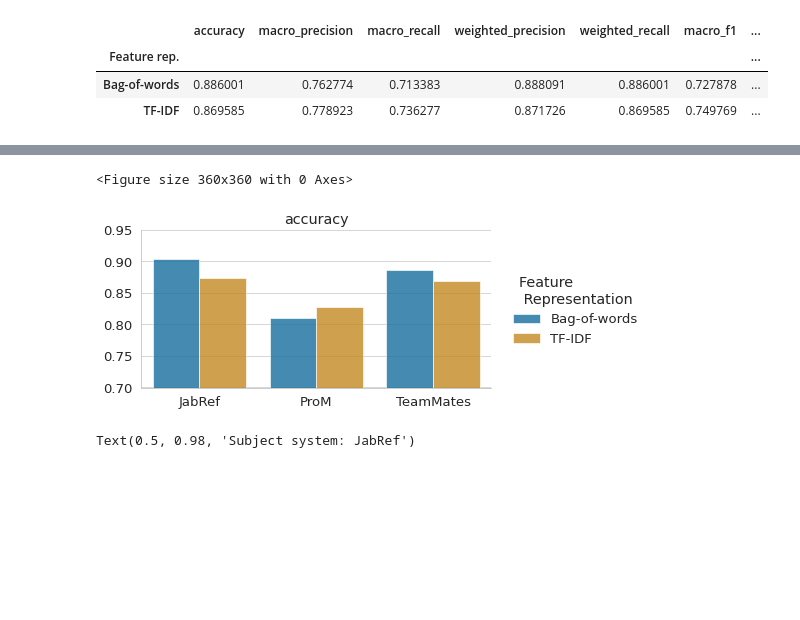
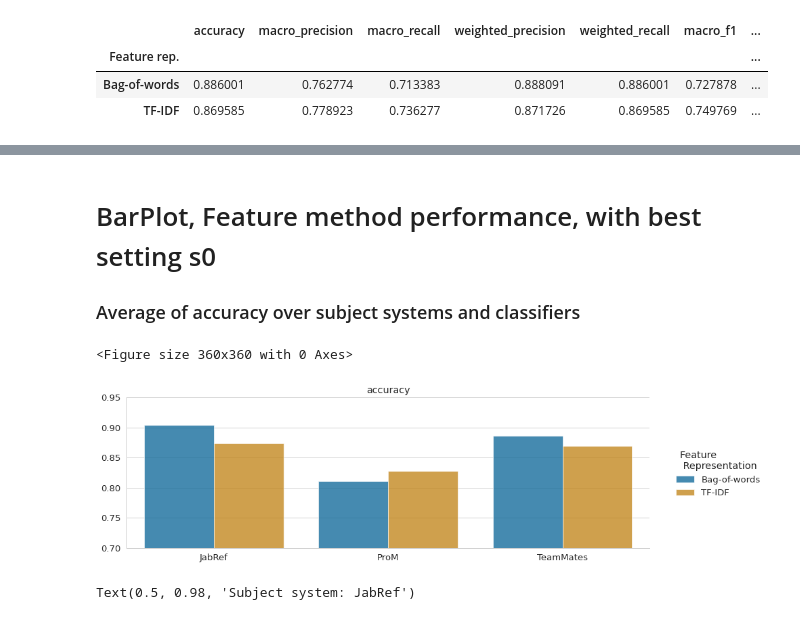
Before and after one commit to alexanderflorean/BSc-JavSoCoClassifier, a Jupyter notebook: jupyter/Untitled.ipynb, the cells around one changed output, grey strips where cells are left out. Saved outputs shown, nothing was run; the diff lists cells and outputs as text; code cells hidden in the pictures; blank space fills up the shorter version.

```diff
--- a/jupyter/Untitled.ipynb
+++ b/jupyter/Untitled.ipynb
@@ -170,32 +211,34 @@ df_vis_rep
 | 3 | TF-IDF | 0.827647 | 0.807024 | 0.751306 | 0.835513 | 0.827647 | 0.756824 | ... |
 | 4 | Bag-of-words | 0.886001 | 0.762774 | 0.713383 | 0.888091 | 0.886001 | 0.727878 | ... |
 | 5 | TF-IDF | 0.869585 | 0.778923 | 0.736277 | 0.871726 | 0.869585 | 0.749769 | ... |
+# %% [markdown]
+# BarPlot, Feature method performance, with best setting s0
+### Average of accuracy over subject systems and classifiers
 # %%
 sns.set(rc={'figure.figsize':(5,5)})
 sns.set_theme("paper", style="whitegrid", font_scale=1.5)
 sns.despine()
 
 g =  sns.catplot(data=df_vis_rep,
                 kind="bar",
                 x="system",
                 y="value",
                 palette="colorblind",
                 alpha=0.8,
                 hue="Feature rep.",
-                # row="classifier",
                 col="metric",
-                height=3.0,
-                aspect=2,
+                height=4.0,
+                aspect=3,
                 margin_titles=True)
 g.set(ylim=(0.7, 0.95))
 g.set_axis_labels("", "")
 g.set_titles(col_template="{col_name}") #, row_template="{row_name}")
 g.legend.set_title("Feature \n Representation")
 g.fig.subplots_adjust(top=0.9) # adjust the Figure in rp
 #g.fig.suptitle('Subject system: Jabref')
 # %% [output]
 <Figure size 360x360 with 0 Axes>
-[figure, old version]
+[figure, new version]
 # %%
 jabref_bow = jabref_bow.drop(labels={'settings'}, axis=1)
 jabref_bow = jabref_bow.rename(columns={'weighted_precision' : 'w.precision',
```
Also changed, not shown: parts of 6 cells of this notebook.
